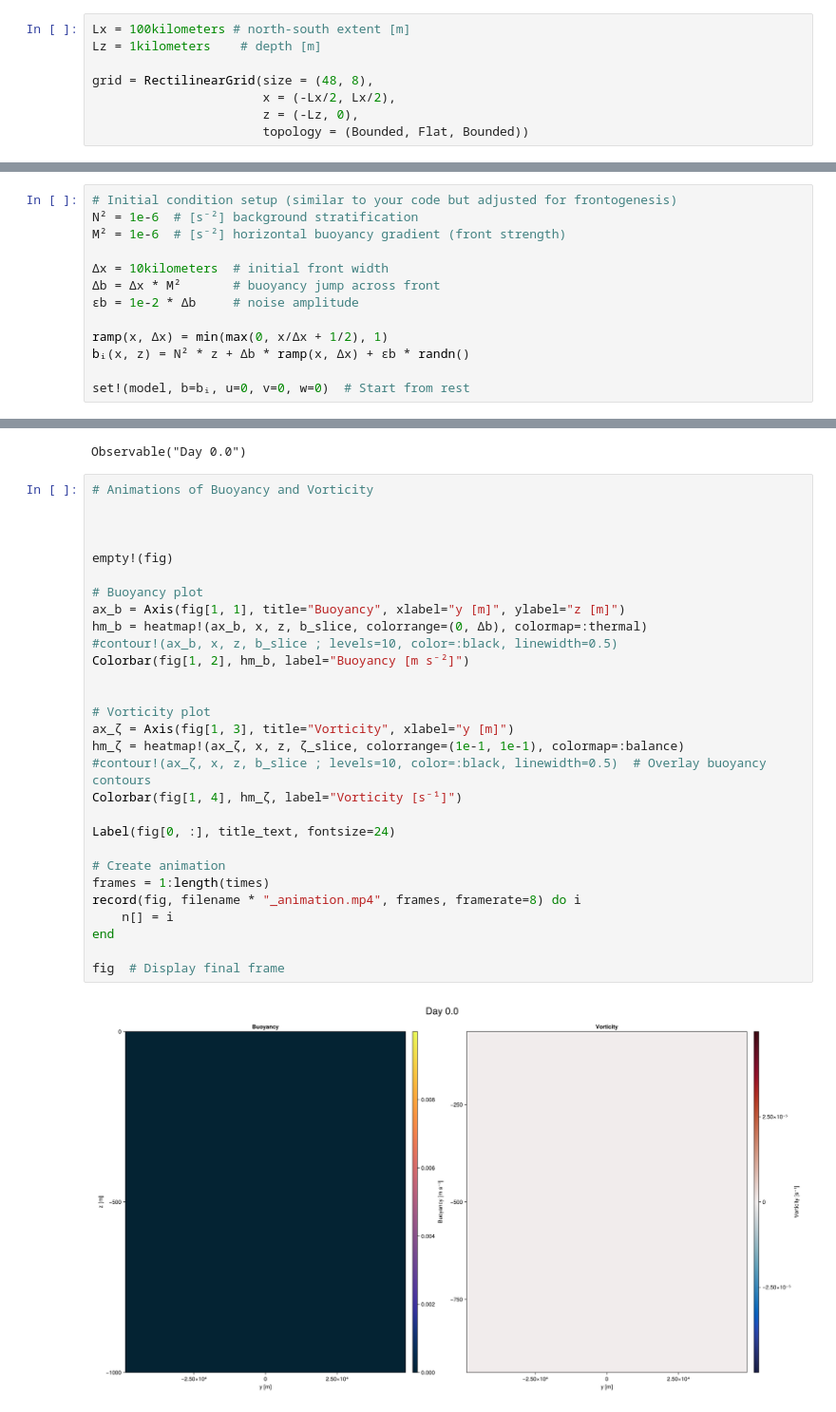
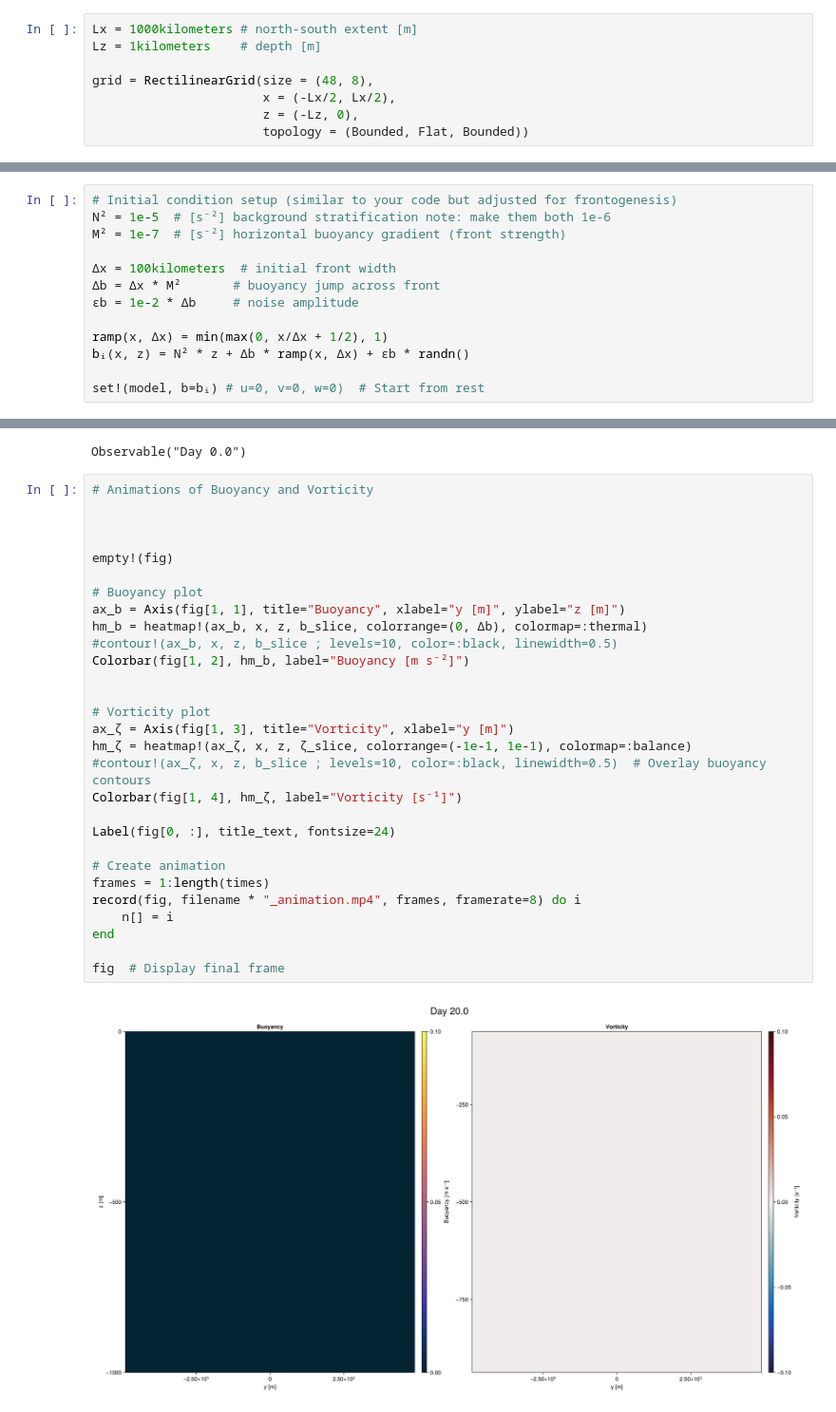
Before and after one commit to tom-rex/Oceananigans_projects, a Jupyter notebook: 2D_frontogenesis.ipynb, the cells around one changed output, grey strips where cells are left out. Shown: that part at 95% size. Cells and saved outputs as stored; diff of their text form.

```diff
--- a/2D_frontogenesis.ipynb
+++ b/2D_frontogenesis.ipynb
@@ -6,5 +6,5 @@ using CairoMakie
 # %%
-Lx = 100kilometers # north-south extent [m]
+Lx = 1000kilometers # north-south extent [m]
 Lz = 1kilometers    # depth [m]
 
 grid = RectilinearGrid(size = (48, 8),
@@ -58,16 +62,16 @@ NonhydrostaticModel{CPU, RectilinearGrid}(time = 0 seconds, iteration = 0)
 # %%
 # Initial condition setup (similar to your code but adjusted for frontogenesis)
-N² = 1e-6  # [s⁻²] background stratification
-M² = 1e-6  # [s⁻²] horizontal buoyancy gradient (front strength)
+N² = 1e-5  # [s⁻²] background stratification note: make them both 1e-6
+M² = 1e-7  # [s⁻²] horizontal buoyancy gradient (front strength)
 
-Δx = 10kilometers  # initial front width
+Δx = 100kilometers  # initial front width
 Δb = Δx * M²       # buoyancy jump across front
 ϵb = 1e-2 * Δb     # noise amplitude
 
 ramp(x, Δx) = min(max(0, x/Δx + 1/2), 1)
 bᵢ(x, z) = N² * z + Δb * ramp(x, Δx) + ϵb * randn()
 
-set!(model, b=bᵢ, u=0, v=0, w=0)  # Start from rest
+set!(model, b=bᵢ) # u=0, v=0, w=0)  # Start from rest
 # %%
 simulation = Simulation(model, Δt=20minutes, stop_time=20days)
 # %% [output]
@@ -186,34 +199,34 @@ Observable("Day 0.0")
 # %%
 # Animations of Buoyancy and Vorticity
 
 
 
 empty!(fig)
 
 # Buoyancy plot
 ax_b = Axis(fig[1, 1], title="Buoyancy", xlabel="y [m]", ylabel="z [m]")
 hm_b = heatmap!(ax_b, x, z, b_slice, colorrange=(0, Δb), colormap=:thermal)
 #contour!(ax_b, x, z, b_slice ; levels=10, color=:black, linewidth=0.5)
 Colorbar(fig[1, 2], hm_b, label="Buoyancy [m s⁻²]")
 
 
 # Vorticity plot
 ax_ζ = Axis(fig[1, 3], title="Vorticity", xlabel="y [m]")
-hm_ζ = heatmap!(ax_ζ, x, z, ζ_slice, colorrange=(1e-1, 1e-1), colormap=:balance)
+hm_ζ = heatmap!(ax_ζ, x, z, ζ_slice, colorrange=(-1e-1, 1e-1), colormap=:balance)
 #contour!(ax_ζ, x, z, b_slice ; levels=10, color=:black, linewidth=0.5)  # Overlay buoyancy contours
 Colorbar(fig[1, 4], hm_ζ, label="Vorticity [s⁻¹]")
 
 Label(fig[0, :], title_text, fontsize=24)
 
 # Create animation
 frames = 1:length(times)
 record(fig, filename * "_animation.mp4", frames, framerate=8) do i
     n[] = i
 end
 
 fig  # Display final frame
 # %% [output]
-[figure, old version]
+[figure, new version]
 # %%
 #animation of U only
 
```
Also changed, not shown: parts of 9 cells of this notebook.
